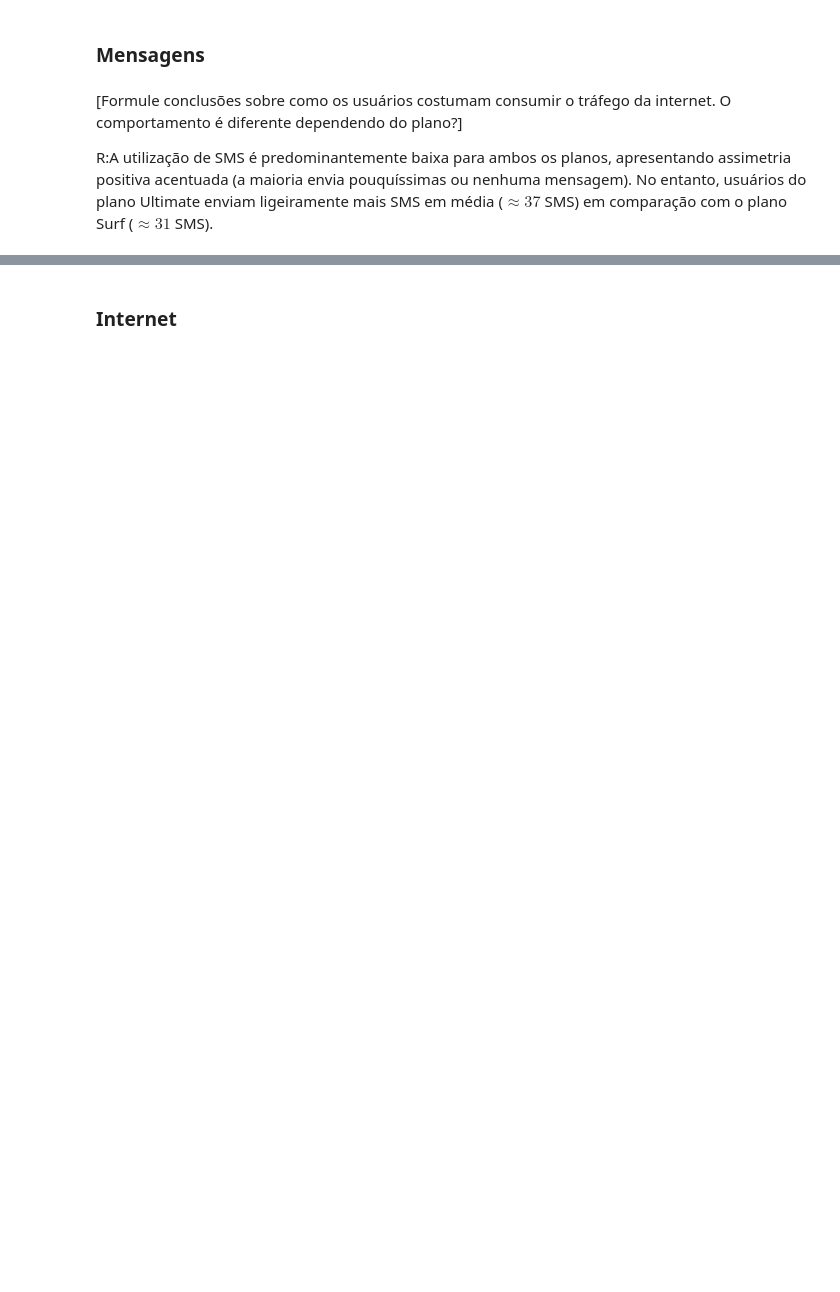
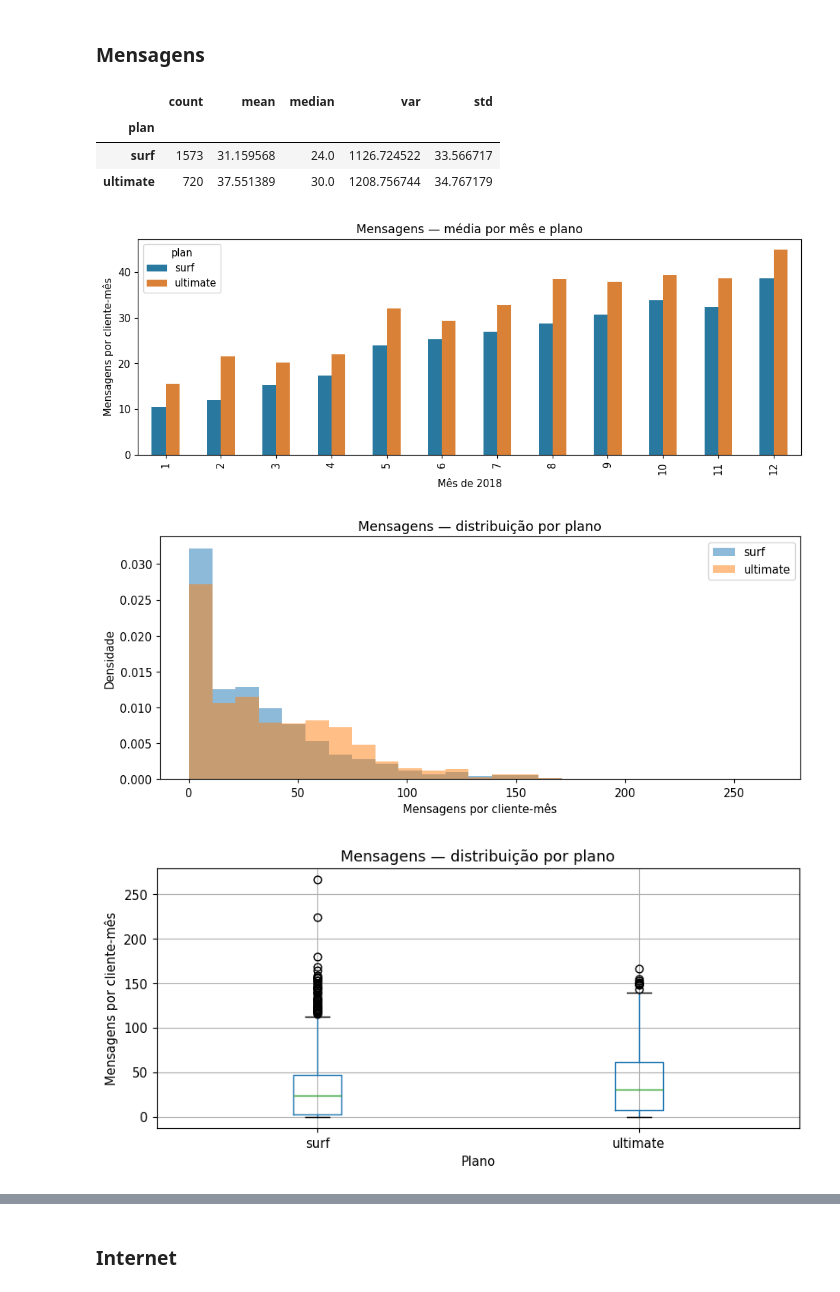
Before and after one commit to VINI-CASTELL/tripleten-data-science-projects, a Jupyter notebook: sprint-04-callsandinternet/analise_megaline.ipynb, the cells around one changed output, grey strips where cells are left out. Drawn from its saved outputs; the diff is of its cells as text; code cells hidden in the pictures; blank space fills up the shorter version.

```diff
--- a/sprint-04-callsandinternet/analise_megaline.ipynb
+++ b/sprint-04-callsandinternet/analise_megaline.ipynb
@@ -334,4 +307,36 @@ display(internet_stats)
-# %% [markdown]
-[Formule conclusões sobre como os usuários costumam consumir o tráfego da internet. O comportamento é diferente dependendo do plano?]
-
-R:A utilização de SMS é predominantemente baixa para ambos os planos, apresentando assimetria positiva acentuada (a maioria envia pouquíssimas ou nenhuma mensagem). No entanto, usuários do plano Ultimate enviam ligeiramente mais SMS em média ($\approx 37$ SMS) em comparação com o plano Surf ($\approx 31$ SMS).
+# %%
+resumo = df_monthly.groupby('plan')['messages_sent'].agg(['count', 'mean', 'median', 'var', 'std'])  # Eu calculei as medidas de mensagens por plano.
+display(resumo)  # Eu mostrei o resumo estatístico.
+medias_mensais = df_monthly.pivot_table(index='month', columns='plan', values='messages_sent', aggfunc='mean')  # Eu calculei as médias de cada mês e plano.
+medias_mensais.plot(kind='bar', figsize=(10, 4), color=['#2878A0', '#D98136'])  # Eu comparei as médias mensais dos planos.
+plt.title('Mensagens — média por mês e plano')  # Eu defini o título.
+plt.xlabel('Mês de 2018')  # Eu identifiquei o eixo horizontal.
+plt.ylabel('Mensagens por cliente-mês')  # Eu identifiquei o eixo vertical.
+plt.tight_layout()  # Eu ajustei os espaços dos textos.
+plt.show()  # Eu exibi o gráfico.
+intervalos = np.linspace(0, df_monthly['messages_sent'].max() + 1, 26)  # Eu defini os mesmos intervalos para os dois histogramas.
+plt.figure(figsize=(9, 4))  # Eu criei uma figura para as distribuições.
+for plano in ['surf', 'ultimate']:  # Eu desenhei a distribuição de cada plano.
+    valores = df_monthly[df_monthly['plan'] == plano]['messages_sent']  # Eu selecionei os valores do plano.
+    plt.hist(valores, bins=intervalos, density=True, alpha=0.5, label=plano)  # Eu usei densidade para comparar grupos de tamanhos diferentes.
+plt.title('Mensagens — distribuição por plano')  # Eu defini o título.
+plt.xlabel('Mensagens por cliente-mês')  # Eu identifiquei a medida analisada.
+plt.ylabel('Densidade')  # Eu indiquei a escala do histograma.
+plt.legend()  # Eu identifiquei os planos na legenda.
+plt.tight_layout()  # Eu ajustei os espaços dos textos.
+plt.show()  # Eu exibi o histograma.
+df_monthly.boxplot(column='messages_sent', by='plan', figsize=(8, 4))  # Eu comparei medianas, dispersão e valores extremos.
+plt.title('Mensagens — distribuição por plano')  # Eu defini o título.
+plt.suptitle('')  # Eu removi o título automático adicional.
+plt.xlabel('Plano')  # Eu identifiquei o eixo horizontal.
+plt.ylabel('Mensagens por cliente-mês')  # Eu identifiquei o eixo vertical.
+plt.tight_layout()  # Eu ajustei os espaços dos textos.
+plt.show()  # Eu exibi o boxplot.
+# %% [output]
+|  | count | mean | median | var | std |
+| plan |  |  |  |  |  |
+| surf | 1573 | 31.159568 | 24.0 | 1126.724522 | 33.566717 |
+| ultimate | 720 | 37.551389 | 30.0 | 1208.756744 | 34.767179 |
+[figure, added]
+[figure, added]
+[figure, added]
```
Also changed, not shown: parts of 139 cells of this notebook, 3 other files.
